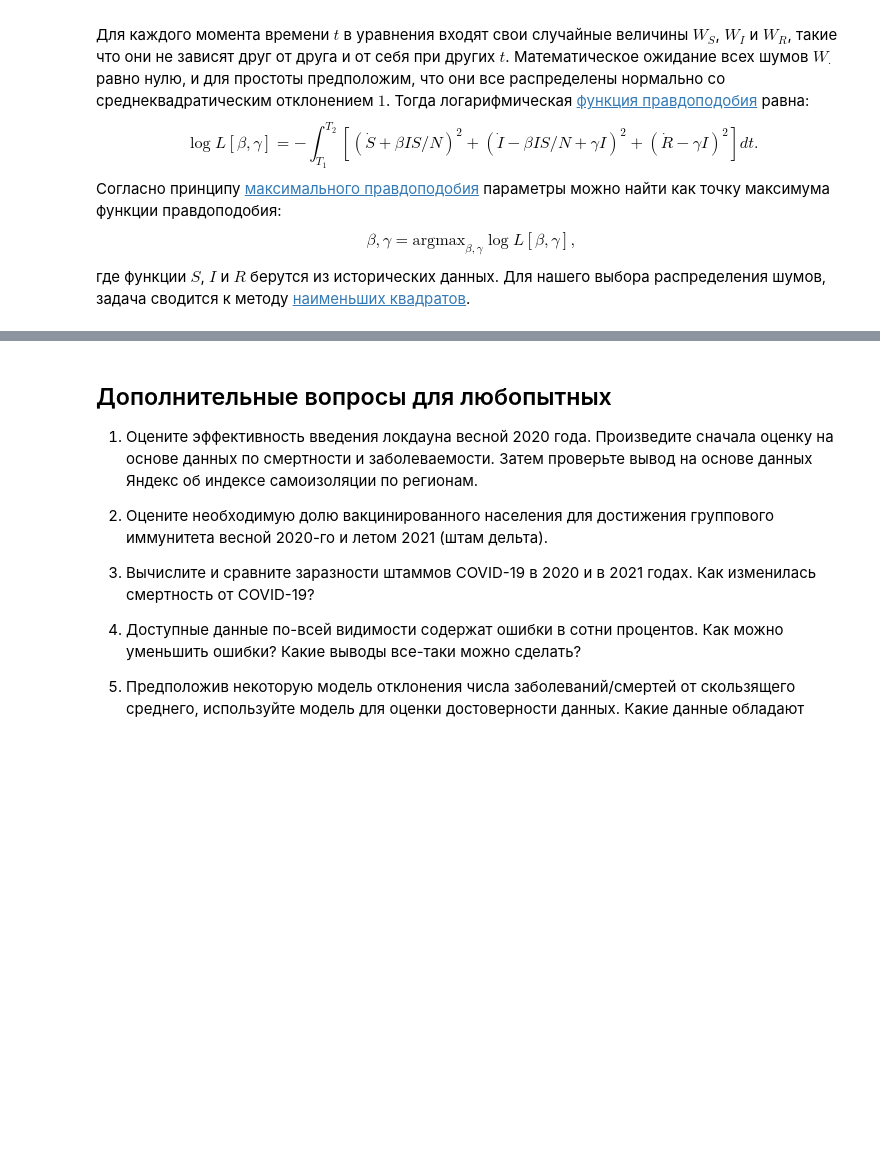
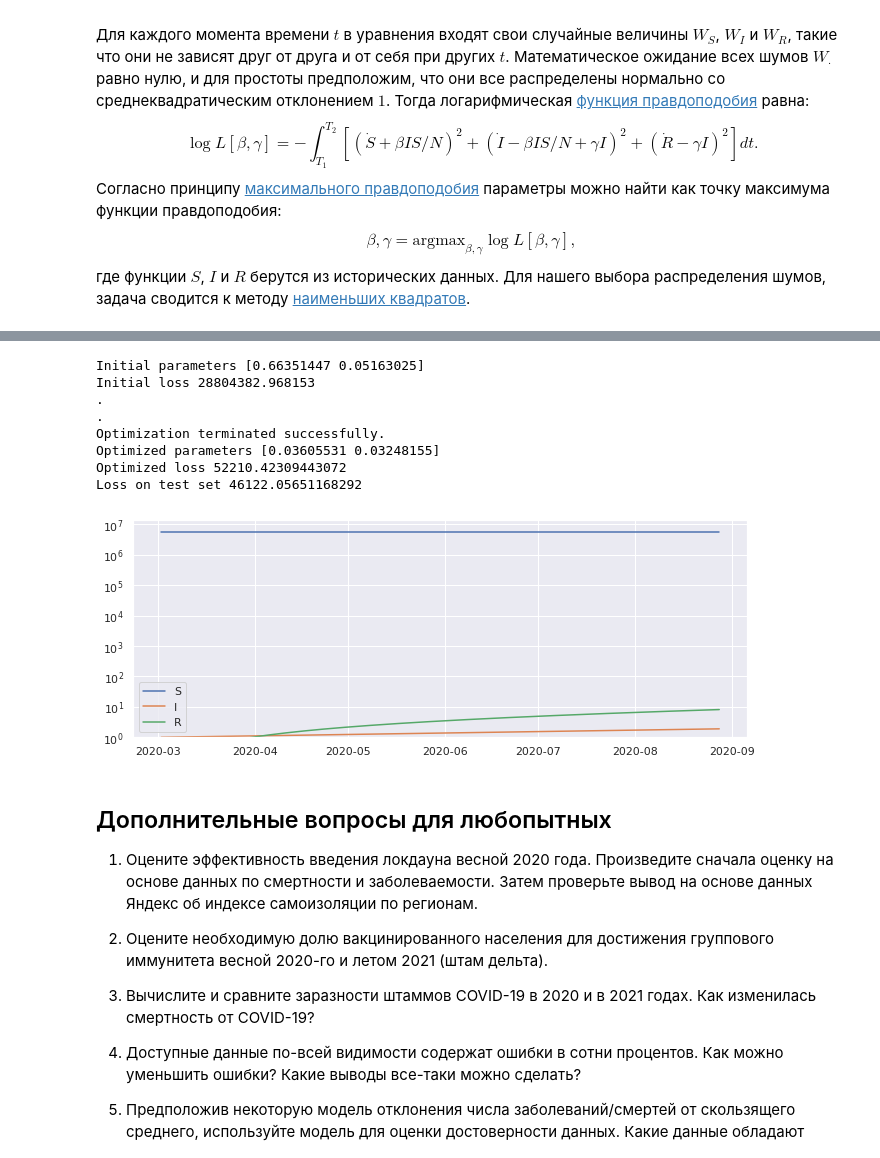
Before and after one commit to alepoydes/introduction-to-numerical-simulation, a Jupyter notebook: practice/covid/COVID-19.ipynb, the cells around one changed output, grey strips where cells are left out. Cells and saved outputs as stored; diff of their text form; code cells hidden in the pictures; blank space fills up the shorter version.

Commit message:
* model trainings

```diff
--- a/practice/covid/COVID-19.ipynb
+++ b/practice/covid/COVID-19.ipynb
@@ -490,3 +559,48 @@ $$
+# %%
+# Для подбора параметров мы будем минимизировать функционал ошибки.
+# Воспользуемся готовыми реализациями оптимизаторов.
+from scipy.optimize import minimize
+
+def train(betagamma, indices):
+    """Функция берет начальные параметры и улучшает их, минимизируя функцию потерь."""
+    def trace(xk):
+        print('.',end='\n')
+
+    res = minimize(fun=loss, x0=betagamma, args=(indices,), jac=d_loss, callback=trace, tol=1e-1)
+    print(res.message)
+    return res.x
+
+betagamma0 = np.random.rand(2)
+print(f"Initial parameters {betagamma0}")
+print(f"Initial loss {loss(betagamma0, trainingset)}")
+
+betagamma = train(betagamma0, trainingset)
+print(f"Optimized parameters {betagamma}")
+print(f"Optimized loss {loss(betagamma, trainingset)}")
+print(f"Loss on test set {loss(betagamma, testset)}")
+
+# Генерируем динамику согласно модели с подобранными параметрами и рисуем график.
+model = SIR(noise=0)
+simdata = model.generate(beta=betagamma[0], gamma=betagamma[1])
+inspect_SIR(simdata)
+
+# Как мы выдим, оптимизатор находит максимум функции правдоподобия за несколько итераций.
+# Динамика, однако, отличается значительно.
+# При оцененных парамтрах эпидемия развивалась бы медленнее, но первая волна через полгода даже не дошла до максимума.
+# Это легко объяснить: грубо оценивая параметры выше, мы видели, что параметры модели менялись со временем,
+# однако в использованом сейчас подходе параметры считались постоянными на все интервале.
+# Попробуйте рассмотреть меньшие промежутки времени, в течении которых параметры не должны были сильно изменяться:
+# во время локдауна, после локдауна и т.п.
+# %% [output]
+Initial parameters [0.66351447 0.05163025]
+Initial loss 28804382.968153
+.
+.
+Optimization terminated successfully.
+Optimized parameters [0.03605531 0.03248155]
+Optimized loss 52210.42309443072
+Loss on test set 46122.05651168292
+[figure, added]
 # %% [markdown]
 ## Дополнительные вопросы для любопытных
 
```
Also changed, not shown: parts of 10 cells of this notebook.
